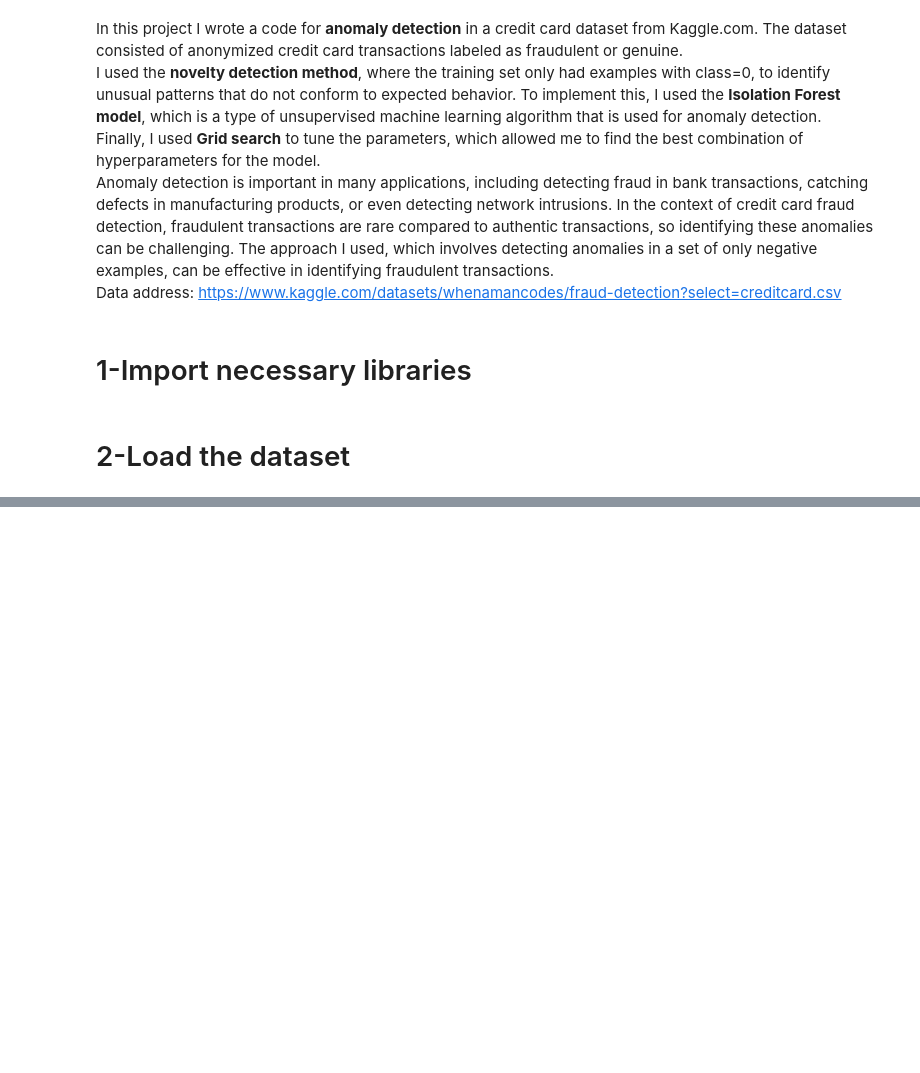
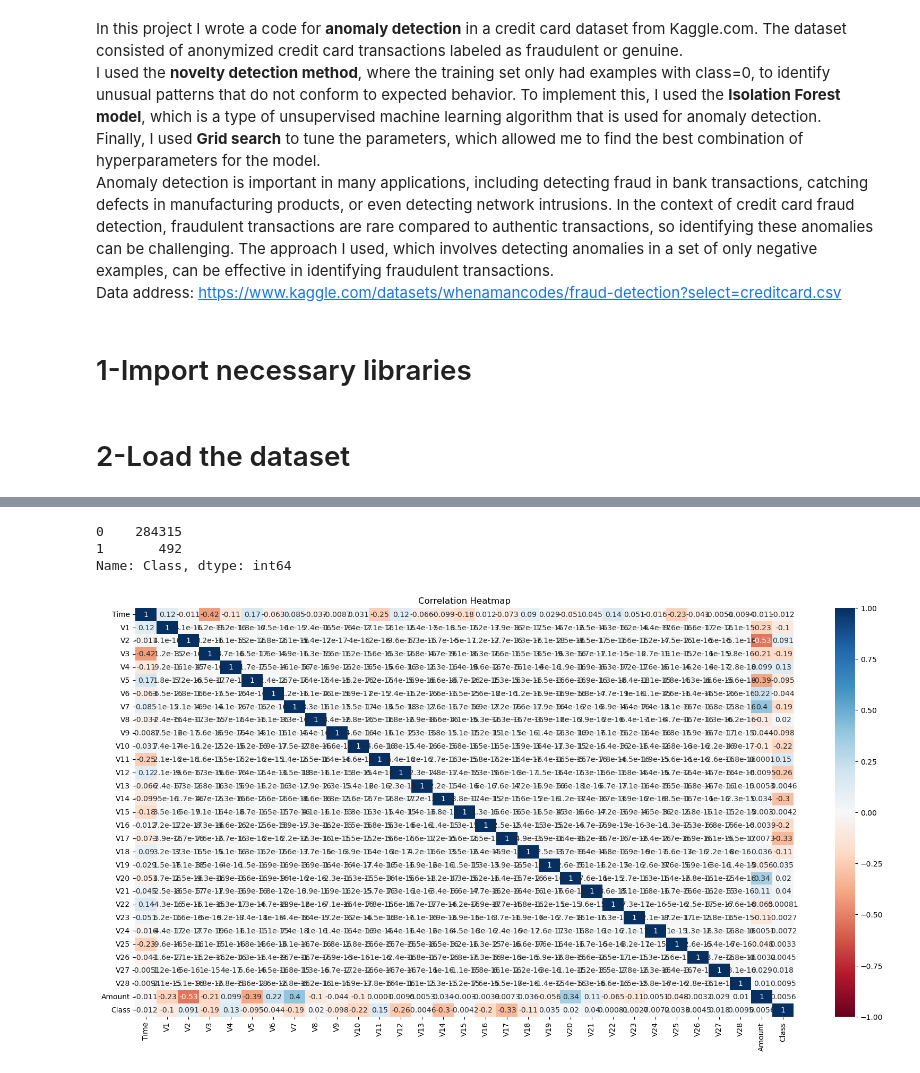
Before and after one commit to MostafaGorgani/Novelty-detection-by-Isolation-Forest, a Jupyter notebook: Anomaly Detection by Isolation Forest.ipynb, the cells around one changed output, grey strips where cells are left out. Saved outputs shown, nothing was run; the diff lists cells and outputs as text; code cells hidden in the pictures; blank space fills up the shorter version.

Commit message:
Exploratory data analysis

```diff
--- a/Anomaly Detection by Isolation Forest.ipynb
+++ b/Anomaly Detection by Isolation Forest.ipynb
@@ -27,0 +68,17 @@ data_creditcard=pd.read_csv ('creditcard.csv')
+# %%
+# Check for class distribution
+data_creditcard['Class'].value_counts()
+# %% [output]
+0    284315
+1       492
+Name: Class, dtype: int64
+# %%
+# Correlation matrix heatmap
+plt.figure(figsize=(20,10))
+Vis=sns.heatmap(data_creditcard.corr(), annot=True, cmap='RdBu',vmin=-1, vmax=1)
+Vis.set_yticklabels(Vis.get_yticklabels(),rotation=0,fontsize=10)
+Vis.set_xticklabels(Vis.get_xticklabels(),rotation=90,fontsize=10)
+plt.title ('Correlation Heatmap')
+plt.show ()
+# %% [output]
+[figure, added]
```
Also changed, not shown: parts of 7 cells of this notebook.
